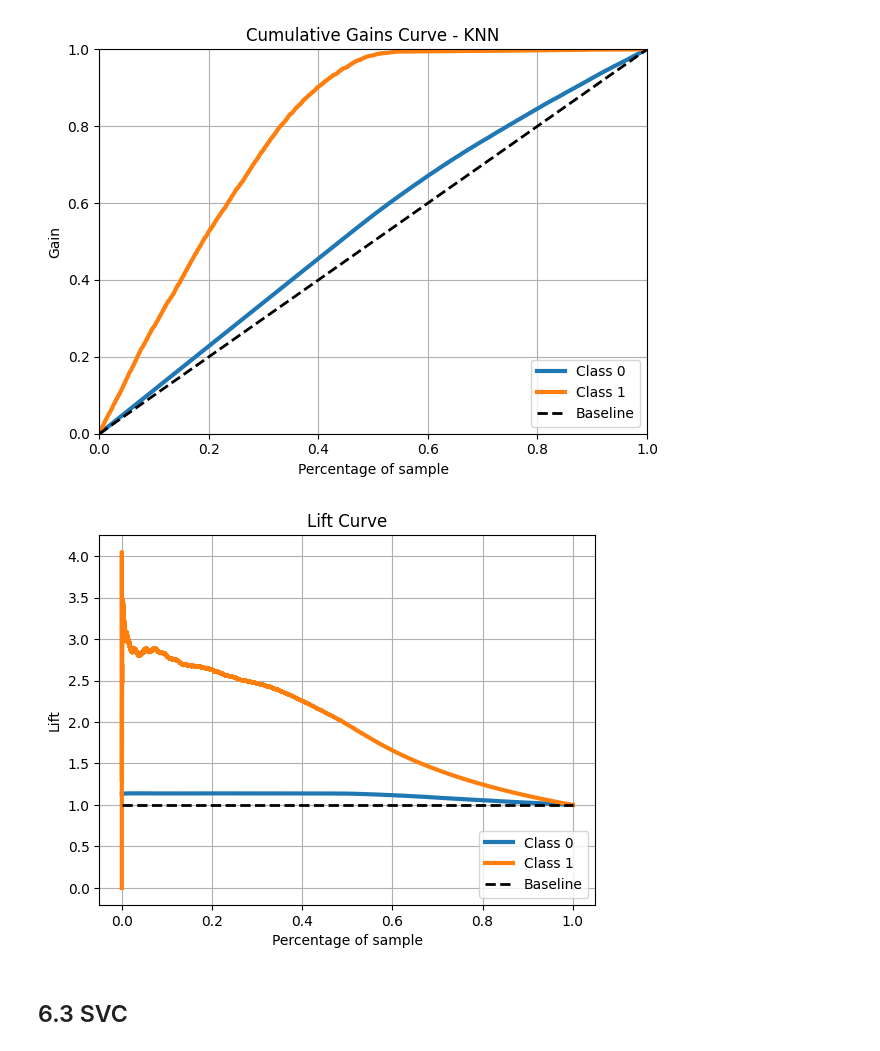
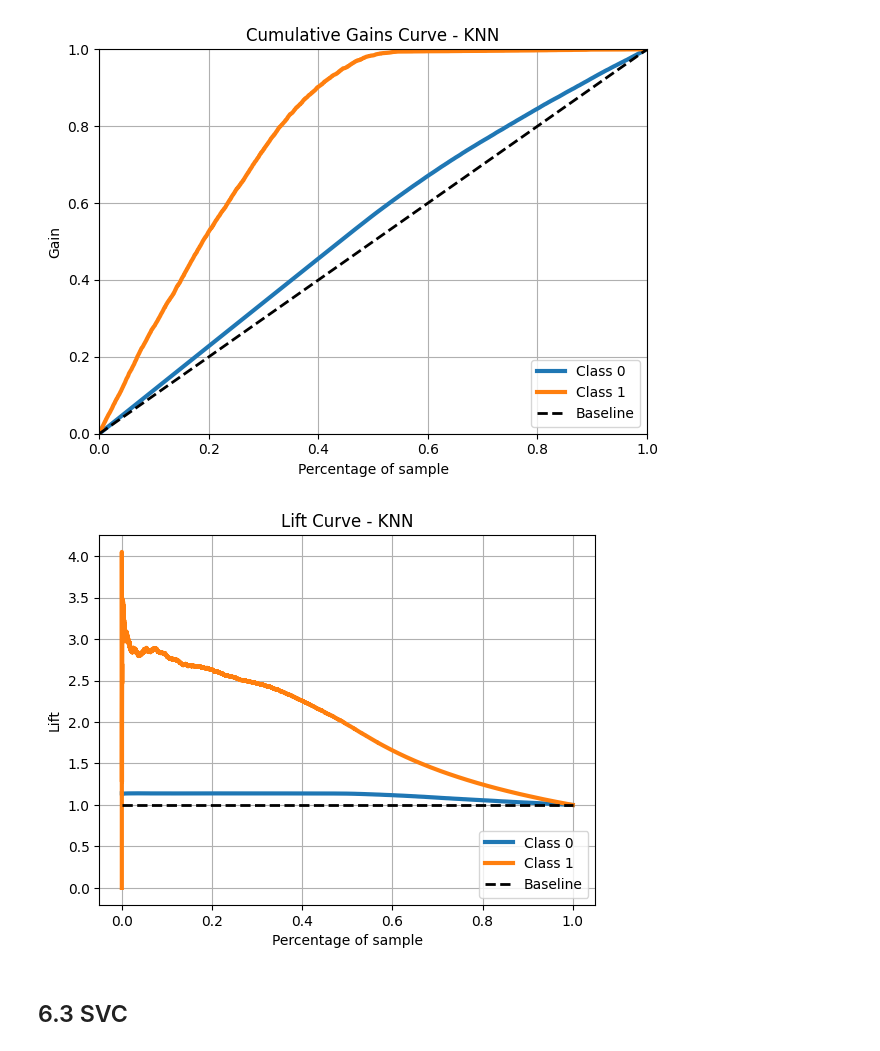
Before and after one commit to andersonrenatobonif/health_insurance, a Jupyter notebook: v01_health_insurance.ipynb, the cells around one changed output. Cells and saved outputs as stored; diff of their text form; code cells hidden in the pictures.

```diff
--- a/v01_health_insurance.ipynb
+++ b/v01_health_insurance.ipynb
@@ -874,9 +881,9 @@ plt.show();
 [figure]
 # %%
 # lift curve
-skplt.metrics.plot_lift_curve(y_val, yhat_knn);
+skplt.metrics.plot_lift_curve(y_val, yhat_knn, title='Lift Curve - KNN');
 # %% [output]
-[figure, old version]
+[figure, new version]
 # %% [markdown]
 ## 6.3 SVC
 # %%
```
Also changed, not shown: parts of 30 cells of this notebook, 6 other files.
